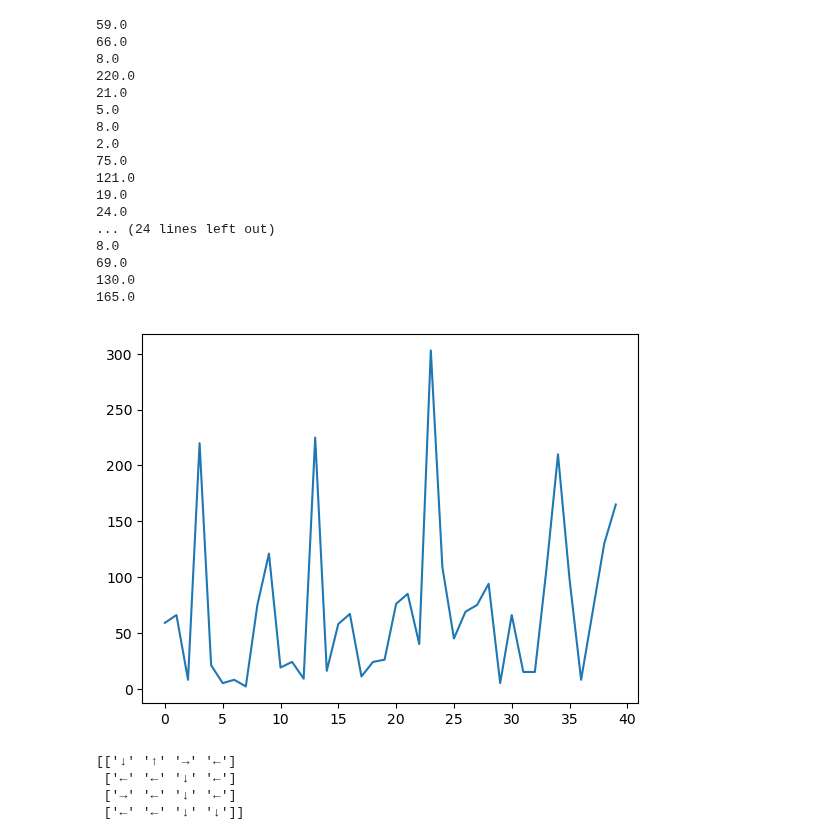
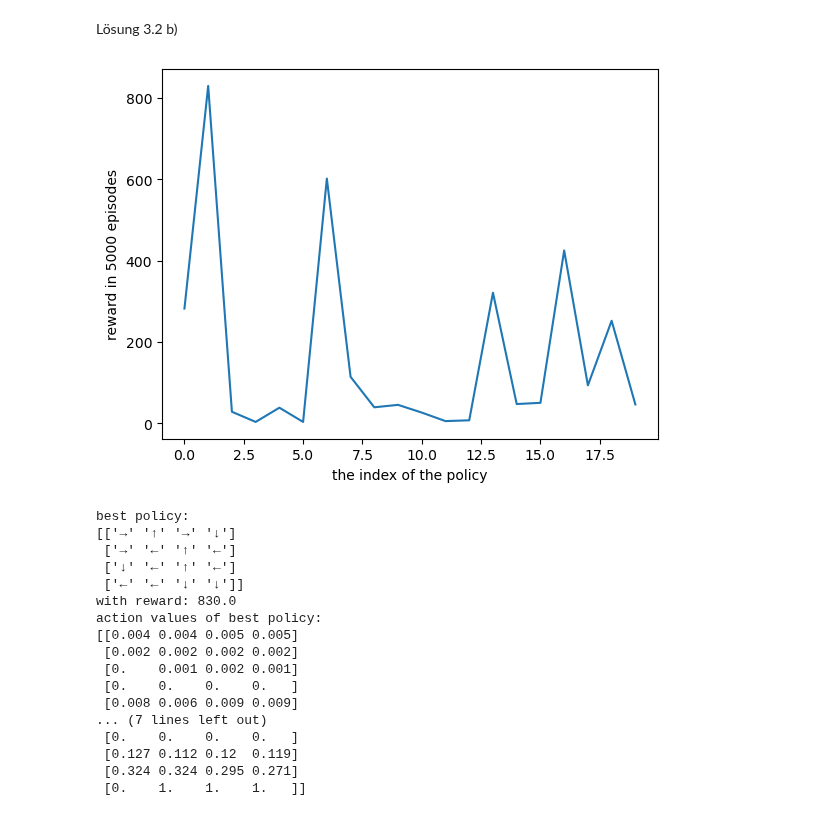
Before and after one commit to domenic14/DRL_Excercises, a Jupyter notebook: 3_2.ipynb, the cells around one changed output. Cells and saved outputs as stored; diff of their text form; code cells hidden in the pictures.

```diff
--- a/3_2.ipynb
+++ b/3_2.ipynb
@@ -73,23 +87,29 @@ plt.show()
+# %% [markdown]
+Lösung 3.2 b)
 # %%
 def print_policy(policy):
     arrows = ["←", "↓", "→", "↑"]
     policy = np.array([arrows[state] for state in policy]).reshape((4, 4))
     print(policy)
 
+
 sum_rewards = 0
 factor = 0.8
 episodes = 5000
+# epsilon das entscheidet, ob explored wird oder die aktive policy genutzt wird
 epsilon = 0.8
 converged = False
-values_arr = []
+policy_arr = []
 first_run = True
 counter = 0
 performance = []
+best_value = None
 
 policy = np.zeros(16, dtype=int)
 
 
 while not converged:
+    # N(s) und S(s) werden resettet um jede policy einzeln bewerten zu können
     visits_arr = np.zeros((16, 4))
     values = np.zeros((16, 4))
     sum_return = np.zeros((16, 4))
@@ -107,9 +127,9 @@ while not converged:
         while True:
             action = None
             if first_run:
-                action = env.action_space.sample()
+                action = init_policy()
             else:
-                if(np.random.random() < epsilon):
+                if (np.random.random() < epsilon):
                     action = policy[state]
                 else:
                     action = env.action_space.sample()
@@ -120,6 +140,7 @@ while not converged:
                 visits_arr[0, action] += 1
 
             T += 1
+
             states_actions_t.append((state, action))
             rewards_t.append(reward)
 
@@ -129,61 +150,60 @@ while not converged:
             if terminated or truncated:
                 sum_rewards += reward
                 g = 0
 
                 for t in reversed(range(T)):
                     current_state_action = states_actions_t[t]
                     g = factor * g + rewards_t[t]
                     if current_state_action not in states_actions_t[:t]:
                         sum_return[current_state_action[0],
                                    current_state_action[1]] += g
                         values[current_state_action[0],
                                current_state_action[1]] = sum_return[current_state_action[0],
-                                                                     current_state_action[1]] / \
-                            visits_arr[current_state_action[0],
-                                       current_state_action[1]]
+                                                                     current_state_action[1]] / visits_arr[current_state_action[0], current_state_action[1]]
                         values = np.round(values, 5)
                 break
-
+    # loop terminiert entweder wenn keine Änderungen an der policy vorgenommen werden oder nach 40 loops
     converged = True
     performance.append(sum_rewards)
-    print(sum_rewards)
+    if sum_rewards == max(performance):
+        best_value = values
     for state in range(16):
         old_policy = policy[state]
         policy[state] = np.argmax(values[state])
         if old_policy != policy[state]:
             converged = False
     first_run = False
-    values_arr.append(policy.copy())
+    policy_arr.append(policy.copy())
     if counter == 40:
         break
 
 
-
-
 plt.plot(performance)
+plt.ylabel("reward in 5000 episodes")
+plt.xlabel("the index of the policy")
 plt.show()
 max_index = performance.index(max(performance))
-print_policy(values_arr[max_index])
+print("best policy: ")
+print_policy(policy_arr[max_index])
+print("with reward: " + str(performance[max_index]))
+print("action values of best policy:")
+print(np.round(best_value, 3))
 # %% [output]
+[figure, new version]
-59.0
-66.0
-8.0
-220.0
-21.0
-5.0
-8.0
-2.0
-75.0
-121.0
-19.0
-24.0
-... (24 lines left out)
-8.0
-69.0
-130.0
-165.0
+best policy:
+[['→' '↑' '→' '↓']
+ ['→' '←' '↑' '←']
+ ['↓' '←' '↑' '←']
+ ['←' '←' '↓' '↓']]
+with reward: 830.0
+action values of best policy:
+[[0.004 0.004 0.005 0.005]
+ [0.002 0.002 0.002 0.002]
+ [0.    0.001 0.002 0.001]
+ [0.    0.    0.    0.   ]
+ [0.008 0.006 0.009 0.009]
+... (7 lines left out)
+ [0.    0.    0.    0.   ]
+ [0.127 0.112 0.12  0.119]
+ [0.324 0.324 0.295 0.271]
+ [0.    1.    1.    1.   ]]
-[figure, old version]
-[['↓' '↑' '→' '←']
- ['←' '←' '↓' '←']
- ['→' '←' '↓' '←']
- ['←' '←' '↓' '↓']]
```
Also changed, not shown: parts of 5 cells of this notebook, 5 other files.
